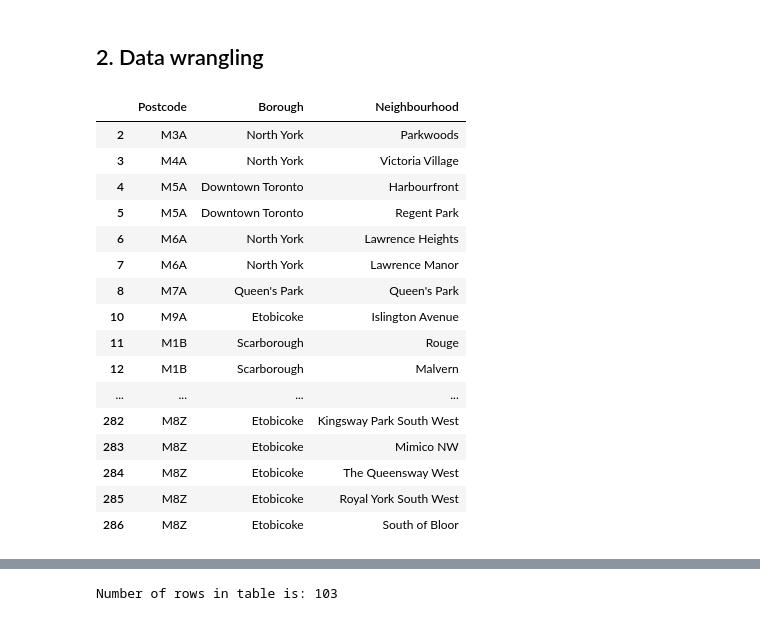
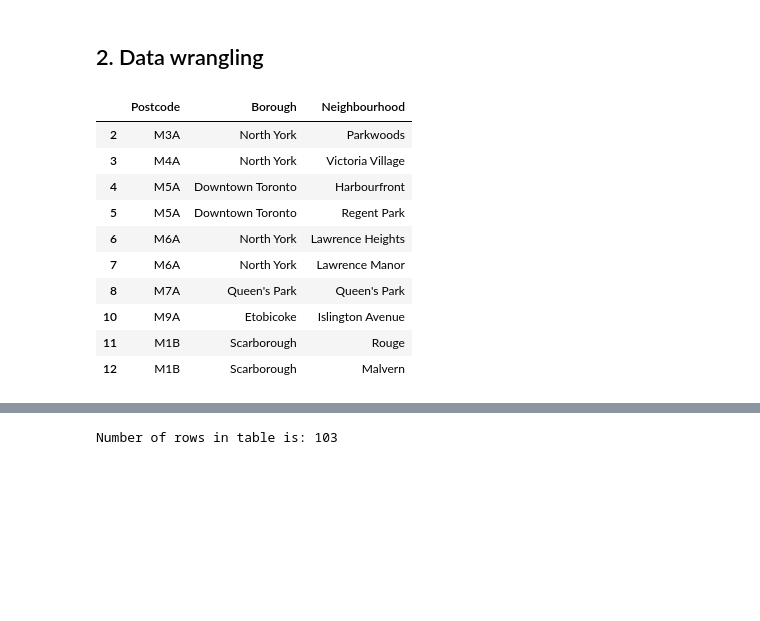
Before and after one commit to MLunov/IBM-Data-Science-Professional-Certificate, a Jupyter notebook: 9-9 Applied Data Science Capstone/Segmenting_and_Clustering_Neighborhoods_in_Toronto.ipynb, the cells around one changed output, grey strips where cells are left out. Saved outputs shown, nothing was run; the diff lists cells and outputs as text; code cells hidden in the pictures; blank space fills up the shorter version.

```diff
--- a/9-9 Applied Data Science Capstone/Segmenting_and_Clustering_Neighborhoods_in_Toronto.ipynb
+++ b/9-9 Applied Data Science Capstone/Segmenting_and_Clustering_Neighborhoods_in_Toronto.ipynb
@@ -73,25 +67,19 @@ df
 # %%
 df = df[df.Borough != 'Not assigned'].replace('Not assigned', np.nan)
 df['Neighbourhood'] = df['Neighbourhood'].fillna(df['Borough'])
-df
+df.head(10)
 # %% [output]
 |  | Postcode | Borough | Neighbourhood |
 | 2 | M3A | North York | Parkwoods |
 | 3 | M4A | North York | Victoria Village |
 | 4 | M5A | Downtown Toronto | Harbourfront |
 | 5 | M5A | Downtown Toronto | Regent Park |
 | 6 | M6A | North York | Lawrence Heights |
 | 7 | M6A | North York | Lawrence Manor |
 | 8 | M7A | Queen's Park | Queen's Park |
 | 10 | M9A | Etobicoke | Islington Avenue |
 | 11 | M1B | Scarborough | Rouge |
 | 12 | M1B | Scarborough | Malvern |
-| ... | ... | ... | ... |
-| 282 | M8Z | Etobicoke | Kingsway Park South West |
-| 283 | M8Z | Etobicoke | Mimico NW |
-| 284 | M8Z | Etobicoke | The Queensway West |
-| 285 | M8Z | Etobicoke | Royal York South West |
-| 286 | M8Z | Etobicoke | South of Bloor |
 # %%
 df = (pd.DataFrame({'Neighbourhood' : df
                     .groupby(['Postcode', 'Borough'])['Neighbourhood']
```
Also changed, not shown: parts of 4 cells of this notebook.
